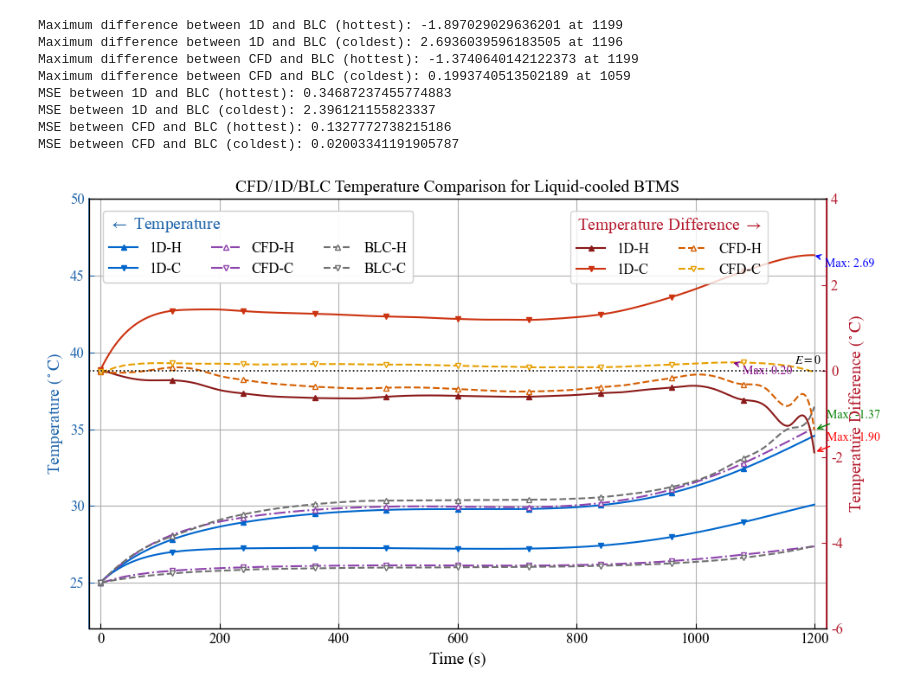
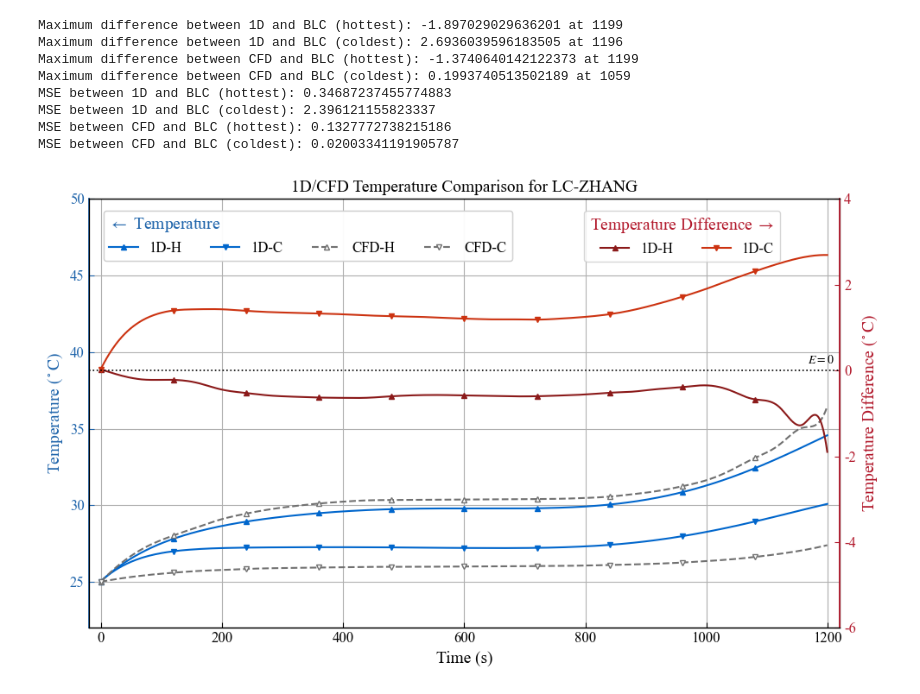
Before and after one commit to sxwd4ever/eBATS, a Jupyter notebook: cases/C0017/C0017R00_plot.ipynb, the cells around one changed output. Saved outputs shown, nothing was run; the diff lists cells and outputs as text; code cells hidden in the pictures.

Commit message:
remove the curves related to our reproduced CFD model, LC-ZHANG-CFD, for clarity. Use CFD reported in the original literature instead.

```diff
--- a/cases/C0017/C0017R00_plot.ipynb
+++ b/cases/C0017/C0017R00_plot.ipynb
@@ -380,9 +380,9 @@ marker_spacing = len(time_s) // marker_number
 
 # Left y-axis: temperature
 left_style = {
-    "BLC_MIN": dict(label='BLC-C', color="#707070", ls="--", marker="v",
+    "BLC_MIN": dict(label='CFD-C', color="#707070", ls="--", marker="v",
                     markerfacecolor="white"),
-    "BLC_MAX": dict(label='BLC-H', color="#707070", ls="--", marker="^",
+    "BLC_MAX": dict(label='CFD-H', color="#707070", ls="--", marker="^",
                     markerfacecolor="white"),
     "CFD_MIN": dict(label='CFD-C', color="#8E44AD", ls="-.", marker="v",
                     markerfacecolor="white"),
@@ -413,11 +413,11 @@ line_style = left_style["1D_MIN"]
 plt.plot(time_s, Tmin_1D, markersize=5, markevery=marker_spacing, **line_style)
 # plt.plot(time_s, T9_1D, linestyle="--", label="1D-9th")
 
-line_style = left_style["CFD_MAX"]
-plt.plot(time_s, CFD_max_smooth, markersize=5, markevery=marker_spacing, **line_style)
+# line_style = left_style["CFD_MAX"]
+# plt.plot(time_s, CFD_max_smooth, markersize=5, markevery=marker_spacing, **line_style)
 
-line_style = left_style["CFD_MIN"]
-plt.plot(time_s, CFD_min_smooth, markersize=5, markevery=marker_spacing, **line_style)
+# line_style = left_style["CFD_MIN"]
+# plt.plot(time_s, CFD_min_smooth, markersize=5, markevery=marker_spacing, **line_style)
 
 line_style = left_style["BLC_MAX"]
 plt.plot(time_s, BLC_max_smooth, markersize=5, markevery=marker_spacing, **line_style)
@@ -434,11 +434,11 @@ ax2.plot(time_s, dT_1D_BLC_hottest, markersize=5, markevery=marker_spacing, **li
 line_style = right_style["1D_MIN"]
 ax2.plot(time_s, dT_1D_BLC_coldest, markersize=5, markevery=marker_spacing, **line_style)
 
-line_style = right_style["CFD_MAX"]
-ax2.plot(time_s, dT_CFD_BLC_hottest, markersize=5, markevery=marker_spacing, **line_style)
+# line_style = right_style["CFD_MAX"]
+# ax2.plot(time_s, dT_CFD_BLC_hottest, markersize=5, markevery=marker_spacing, **line_style)
 
-line_style = right_style["CFD_MIN"]
-ax2.plot(time_s, dT_CFD_BLC_coldest, markersize=5, markevery=marker_spacing, **line_style)
+# line_style = right_style["CFD_MIN"]
+# ax2.plot(time_s, dT_CFD_BLC_coldest, markersize=5, markevery=marker_spacing, **line_style)
 
 # annotate the maximum differences on the plot
 # the maximum differences betweenn 1D/BLC for the hottest cells
@@ -509,7 +509,7 @@ ax2.tick_params(axis="y", colors=right_color)
 ax2.spines["right"].set_color(right_color)
 ax2.spines["right"].set_linewidth(1.3)
 
-ax1.set_title('CFD/1D/BLC Temperature Comparison for Liquid-cooled BTMS', fontsize=font_size+2)
+ax1.set_title('1D/CFD Temperature Comparison for LC-ZHANG', fontsize=font_size+2)
 
 handles_left, labels_left = ax1.get_legend_handles_labels()
 
@@ -519,7 +519,7 @@ leg1 = ax1.legend(
     # title="Temperature - left axis",
     loc="upper left",
     bbox_to_anchor=(0.01, 0.99),
-    ncol=3,
+    ncol=4,
     # labelcolor=left_color,
     fontsize=font_size,
     alignment='left'
@@ -546,31 +546,31 @@ leg2.get_title().set_color(right_color)
 ax1.add_artist(leg1)
 
 ax1.grid()
 
 plt.tight_layout()
 
 # save the plot as a vector graphic (SVG) and a high-resolution PNG for publication purposes
 plot_file_name = os.path.join(PROJECT_ROOT, 'out', CASE_ID, f'{CASE_NAME}.pdf')
 
 if(not os.path.exists(os.path.dirname(plot_file_name))):
     os.makedirs(os.path.dirname(plot_file_name))
 
 plt.savefig(
     plot_file_name,
     dpi=600,
     bbox_inches='tight'
 )
 
 # also save one to the paper's working directory
 
 paper_wd = r"D:\Workspace\Paper_eBATS\images"
 
 plt.savefig(
     os.path.join(paper_wd, f'{CASE_NAME}.pdf'),
     dpi=600,
     bbox_inches='tight'
 )
 
 plt.show()
 # %% [output]
-[figure, old version]
+[figure, new version]
```
